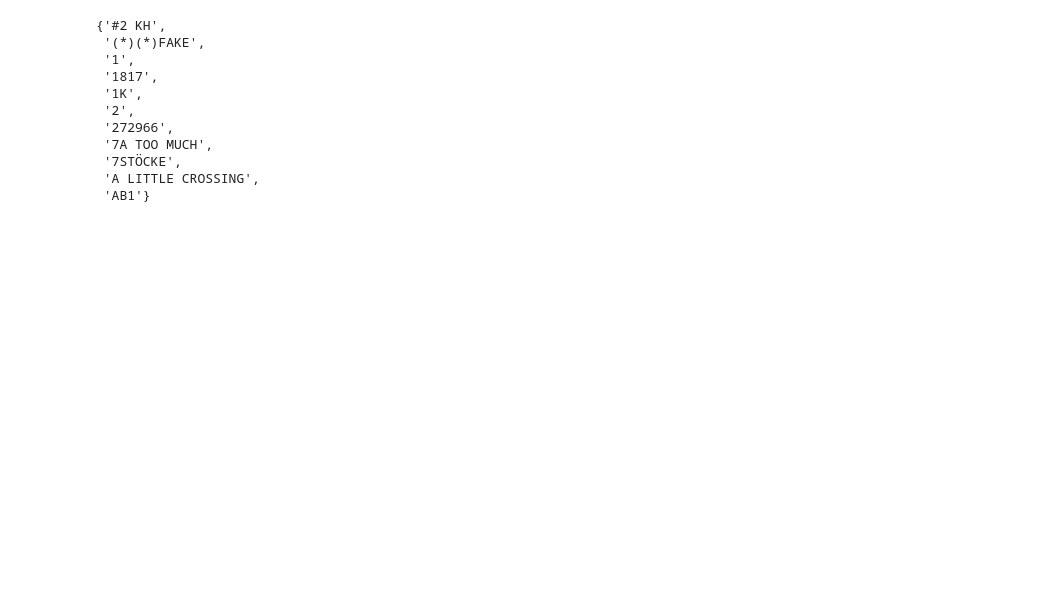
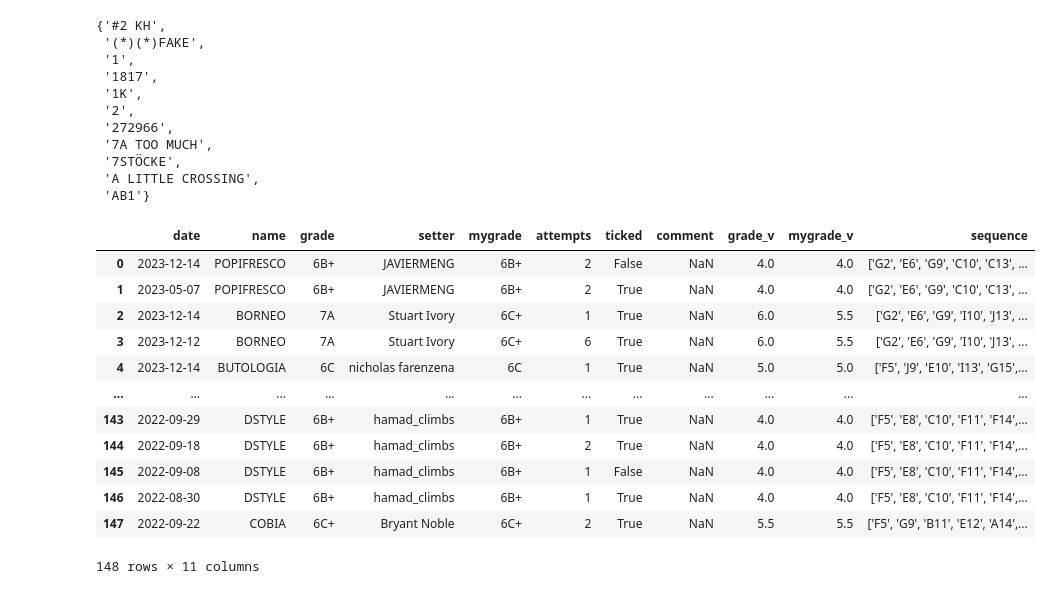
Before and after one commit to mwcoleman/moonscraper, a Jupyter notebook: eda.ipynb, the cells around one changed output. Saved outputs shown, nothing was run; the diff lists cells and outputs as text; code cells hidden in the pictures; blank space fills up the shorter version.

```diff
--- a/eda.ipynb
+++ b/eda.ipynb
@@ -218,3 +218,25 @@ ticked
  '7STÖCKE',
  'A LITTLE CROSSING',
  'AB1'}
+# %%
+# Havce a look at the hold sequences generated by CV hacky script
+
+hs = pd.read_csv("hold_sequences.csv")
+hs.head()
+hs.loc[:, 'name'] = hs.name.apply(lambda x: x[:-1])
+# %%
+pd.merge(left=df, right=hs, on='name')
+# %% [output]
+|  | date | name | grade | setter | mygrade | attempts | ticked | comment | grade_v | mygrade_v | sequence |
+| 0 | 2023-12-14 | POPIFRESCO | 6B+ | JAVIERMENG | 6B+ | 2 | False | NaN | 4.0 | 4.0 | ['G2', 'E6', 'G9', 'C10', 'C13', ... |
+| 1 | 2023-05-07 | POPIFRESCO | 6B+ | JAVIERMENG | 6B+ | 2 | True | NaN | 4.0 | 4.0 | ['G2', 'E6', 'G9', 'C10', 'C13', ... |
+| 2 | 2023-12-14 | BORNEO | 7A | Stuart Ivory | 6C+ | 1 | True | NaN | 6.0 | 5.5 | ['G2', 'E6', 'G9', 'I10', 'J13', ... |
+| 3 | 2023-12-12 | BORNEO | 7A | Stuart Ivory | 6C+ | 6 | True | NaN | 6.0 | 5.5 | ['G2', 'E6', 'G9', 'I10', 'J13', ... |
+| 4 | 2023-12-14 | BUTOLOGIA | 6C | nicholas farenzena | 6C | 1 | True | NaN | 5.0 | 5.0 | ['F5', 'J9', 'E10', 'I13', 'G15',... |
+| ... | ... | ... | ... | ... | ... | ... | ... | ... | ... | ... | ... |
+| 143 | 2022-09-29 | DSTYLE | 6B+ | hamad_climbs | 6B+ | 1 | True | NaN | 4.0 | 4.0 | ['F5', 'E8', 'C10', 'F11', 'F14',... |
+| 144 | 2022-09-18 | DSTYLE | 6B+ | hamad_climbs | 6B+ | 2 | True | NaN | 4.0 | 4.0 | ['F5', 'E8', 'C10', 'F11', 'F14',... |
+| 145 | 2022-09-08 | DSTYLE | 6B+ | hamad_climbs | 6B+ | 1 | False | NaN | 4.0 | 4.0 | ['F5', 'E8', 'C10', 'F11', 'F14',... |
+| 146 | 2022-08-30 | DSTYLE | 6B+ | hamad_climbs | 6B+ | 1 | True | NaN | 4.0 | 4.0 | ['F5', 'E8', 'C10', 'F11', 'F14',... |
+| 147 | 2022-09-22 | COBIA | 6C+ | Bryant Noble | 6C+ | 2 | True | NaN | 5.5 | 5.5 | ['F5', 'G9', 'B11', 'E12', 'A14',... |
+148 rows × 11 columns
```
Also changed, not shown: parts of 1 cell of this notebook, 2 other files.
